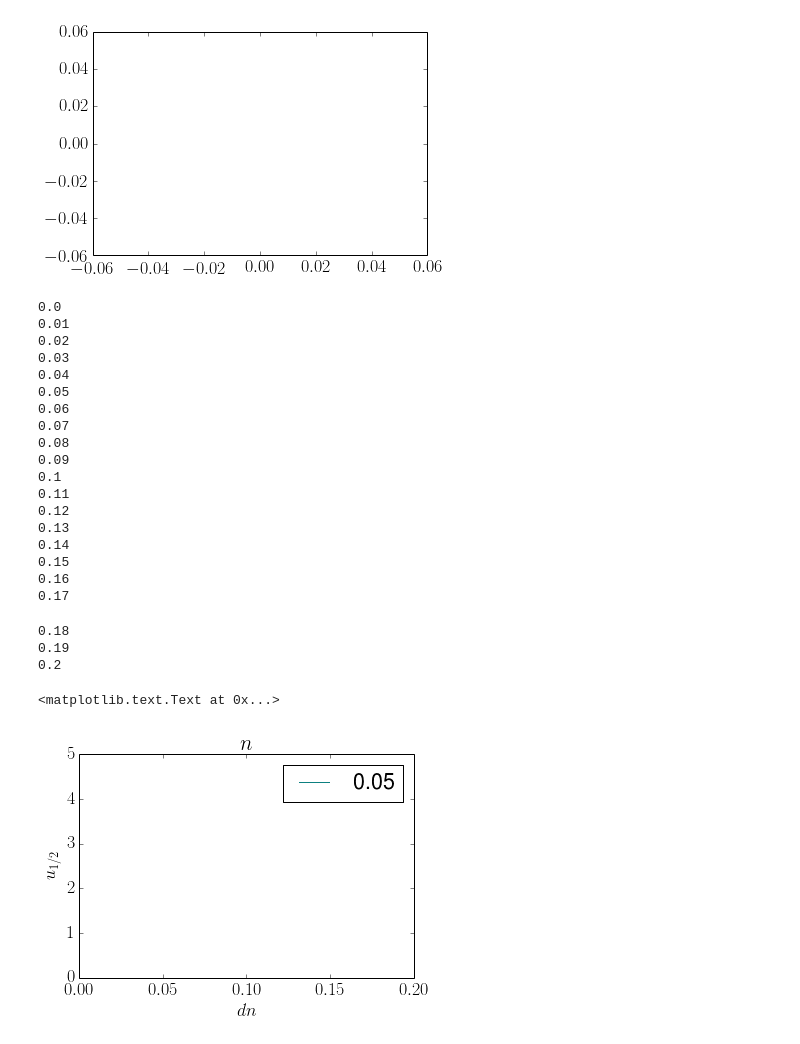
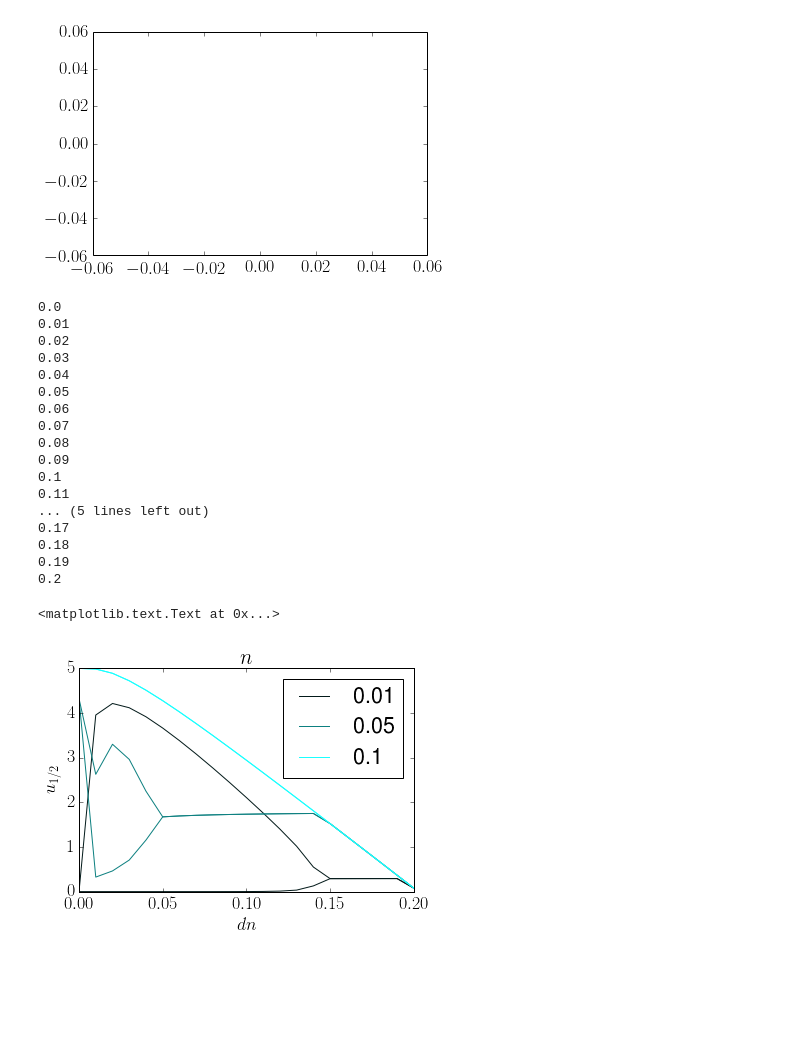
Before and after one commit to reand705/reac_diff, a Jupyter notebook: Dif_Fin_BackwardEuler.ipynb, the cells around one changed output. Saved outputs shown, nothing was run; the diff lists cells and outputs as text; code cells hidden in the pictures; blank space fills up the shorter version.

```diff
--- a/Dif_Fin_BackwardEuler.ipynb
+++ b/Dif_Fin_BackwardEuler.ipynb
@@ -28,7 +28,7 @@ d_p = 0.01
 L = 1.0 #Se fez a mudança de variáveis, só pode ser L = 1!!
 
 #Discretização
-M = 100 #espaço
+M = 101 #espaço
 N = 10000 #tempo
 Tmax = 1000.0
 # %%
@@ -186,12 +186,12 @@ nan
 [figure]
 # %%
 #Faça para vários dp, dn
-DP = [0.05]
+DP = [0.01, 0.05, 0.1]
 DN = [0.0 + 0.01*i for i in range(0,21)]
 for d_n in DN:
     print(d_n)
     for d_p in DP:
-        sol = solve(d_p,d_n)
+        sol = solve(d_n,d_p)
         np.save('Dif_Fin_BackwardEuler_dp=%.3f,dn=%.3f' % (d_p,d_n),sol)
 # %% [output]
 0.0
@@ -206,36 +206,31 @@ for d_n in DN:
 0.09
 0.1
 0.11
-0.12
-0.13
-0.14
-0.15
-0.16
+... (5 lines left out)
 0.17
+0.18
+0.19
+0.2
-0.18
-0.19
-0.2
 # %%
 #faça o gráfico para a presa
-DP = [0.05]
+DP = [0.01, 0.05, 0.1]
 DN = [0.0 + 0.01*i for i in range(0,21)]
 plt.axis([0,0.20,0,5])
 for i in range(len(DP)):
     maxu = []
     minu = []
     for j in range(len(DN)):
         sol = np.load('Dif_Fin_BackwardEuler_dp=%.3f,dn=%.3f.npy' % (DP[i],DN[j]))
         u = sol[0,:,:]
-        v = sol[1,:,:]
         maxu.append(np.max(u[M/2,-1000:]))
         minu.append(np.min(u[M/2,-1000:]))
     #presa
     plt.plot(DN,maxu, color = (DP[i], DP[i]*10, DP[i]*10), label = DP[i])
     plt.plot(DN,minu, color = (DP[i], DP[i]*10, DP[i]*10))
 plt.legend()
 plt.xlabel(r'$dn$')
 plt.ylabel(r'$u_{1/2}$')
 plt.title(r'$n$')
 # %% [output]
 <matplotlib.text.Text at 0x...>
-[figure, old version]
+[figure, new version]
```
Also changed, not shown: parts of 2 cells of this notebook.
